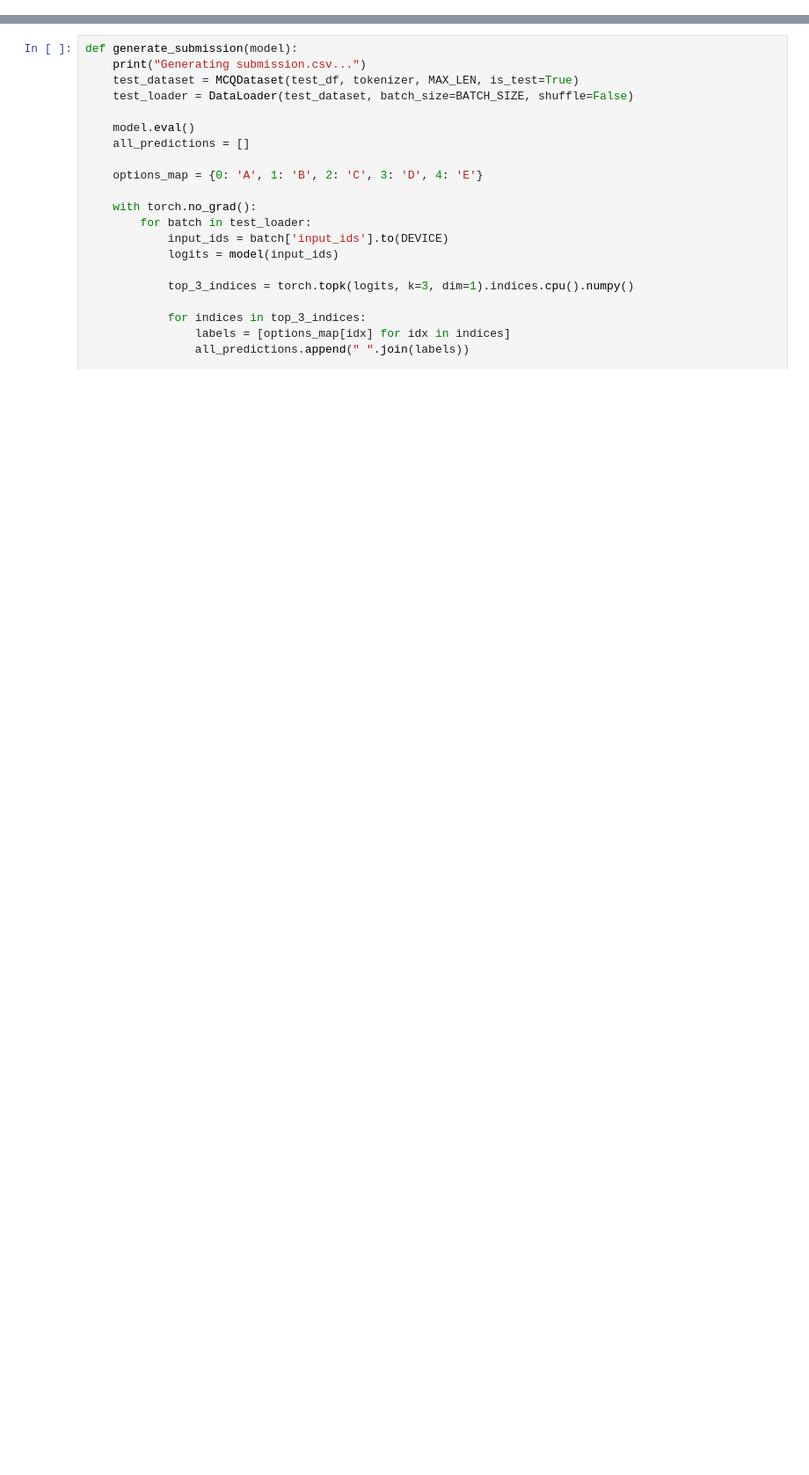
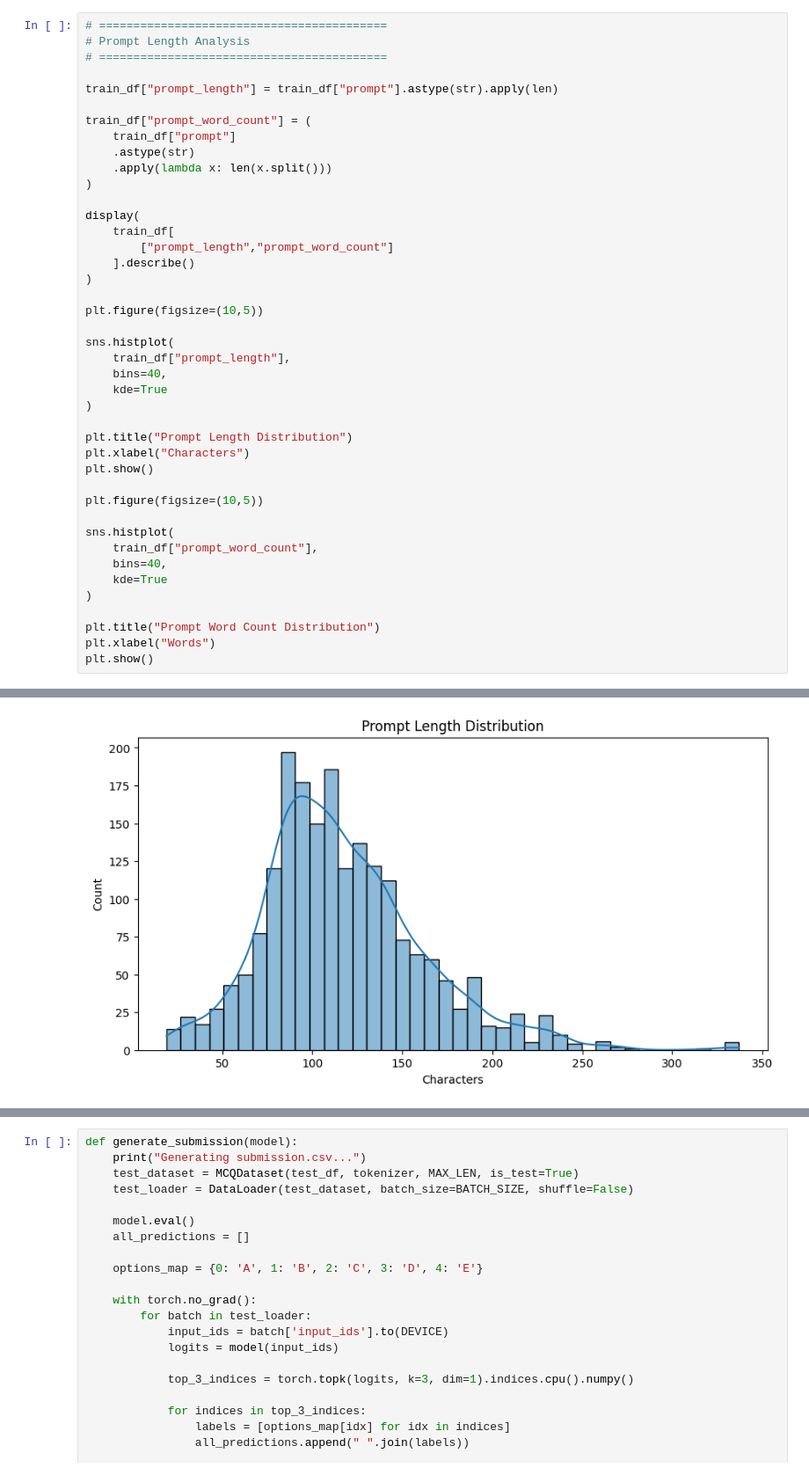
Before and after one commit to rajeevpatel090/dl-23f3002112-notebook-t22026, a Jupyter notebook: notebooks/dl-23f3002112-notebook-t22026.ipynb, the cells around one changed output, grey strips where cells are left out. Shown at 88% size. Saved outputs shown, nothing was run; the diff lists cells and outputs as text; blank space fills up the shorter version.

```diff
--- a/notebooks/dl-23f3002112-notebook-t22026.ipynb
+++ b/notebooks/dl-23f3002112-notebook-t22026.ipynb
@@ -43,0 +316,43 @@ import os
+# %%
+# ==========================================
+# Prompt Length Analysis
+# ==========================================
+
+train_df["prompt_length"] = train_df["prompt"].astype(str).apply(len)
+
+train_df["prompt_word_count"] = (
+    train_df["prompt"]
+    .astype(str)
+    .apply(lambda x: len(x.split()))
+)
+
+display(
+    train_df[
+        ["prompt_length","prompt_word_count"]
+    ].describe()
+)
+
+plt.figure(figsize=(10,5))
+
+sns.histplot(
+    train_df["prompt_length"],
+    bins=40,
+    kde=True
+)
+
+plt.title("Prompt Length Distribution")
+plt.xlabel("Characters")
+plt.show()
+
+plt.figure(figsize=(10,5))
+
+sns.histplot(
+    train_df["prompt_word_count"],
+    bins=40,
+    kde=True
+)
+
+plt.title("Prompt Word Count Distribution")
+plt.xlabel("Words")
+plt.show()
+# %% [output]
@@ -43,0 +368 @@ import os
+[figure, added]
```
Also changed, not shown: parts of 30 cells of this notebook.
